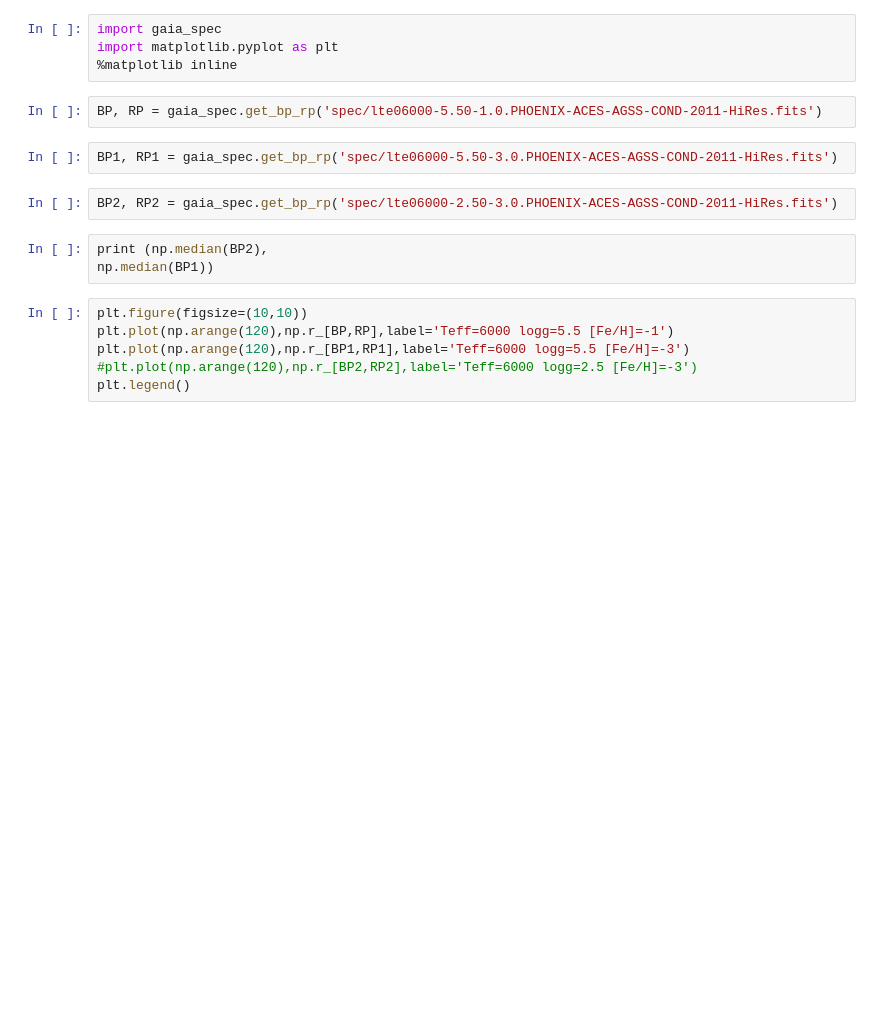
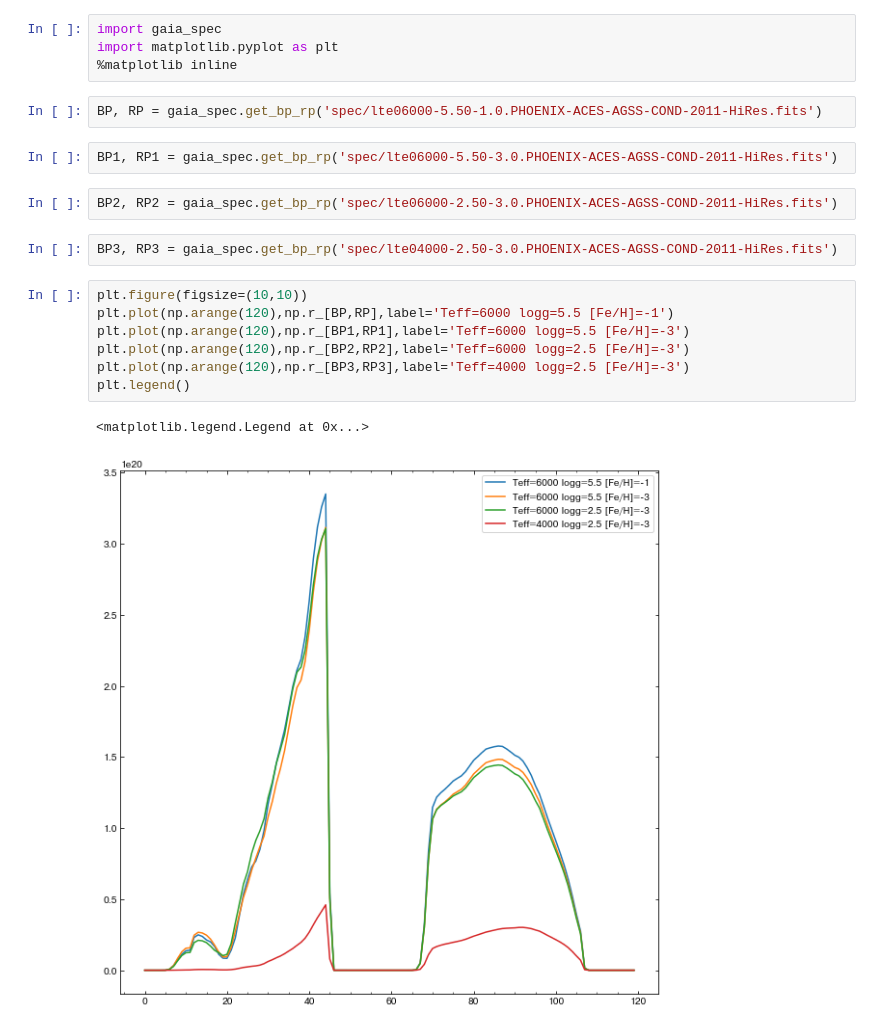
Before and after one commit to segasai/gaia_bprp_sim, a Jupyter notebook: BPRP.ipynb, the cells around one changed output. Saved outputs shown, nothing was run; the diff lists cells and outputs as text; blank space fills up the shorter version.

```diff
--- a/BPRP.ipynb
+++ b/BPRP.ipynb
@@ -8,12 +8,15 @@ BP, RP = gaia_spec.get_bp_rp('spec/lte06000-5.50-1.0.PHOENIX-ACES-AGSS-COND-2011
 BP1, RP1 = gaia_spec.get_bp_rp('spec/lte06000-5.50-3.0.PHOENIX-ACES-AGSS-COND-2011-HiRes.fits')
 # %%
 BP2, RP2 = gaia_spec.get_bp_rp('spec/lte06000-2.50-3.0.PHOENIX-ACES-AGSS-COND-2011-HiRes.fits')
-# %%
-print (np.median(BP2),
-np.median(BP1))
+# %%
+BP3, RP3 = gaia_spec.get_bp_rp('spec/lte04000-2.50-3.0.PHOENIX-ACES-AGSS-COND-2011-HiRes.fits')
 # %%
 plt.figure(figsize=(10,10))
 plt.plot(np.arange(120),np.r_[BP,RP],label='Teff=6000 logg=5.5 [Fe/H]=-1')
 plt.plot(np.arange(120),np.r_[BP1,RP1],label='Teff=6000 logg=5.5 [Fe/H]=-3')
-#plt.plot(np.arange(120),np.r_[BP2,RP2],label='Teff=6000 logg=2.5 [Fe/H]=-3')
+plt.plot(np.arange(120),np.r_[BP2,RP2],label='Teff=6000 logg=2.5 [Fe/H]=-3')
+plt.plot(np.arange(120),np.r_[BP3,RP3],label='Teff=4000 logg=2.5 [Fe/H]=-3')
 plt.legend()
+# %% [output]
+<matplotlib.legend.Legend at 0x...>
+[figure, added]
```
Also changed, not shown: parts of 1 cell of this notebook.
